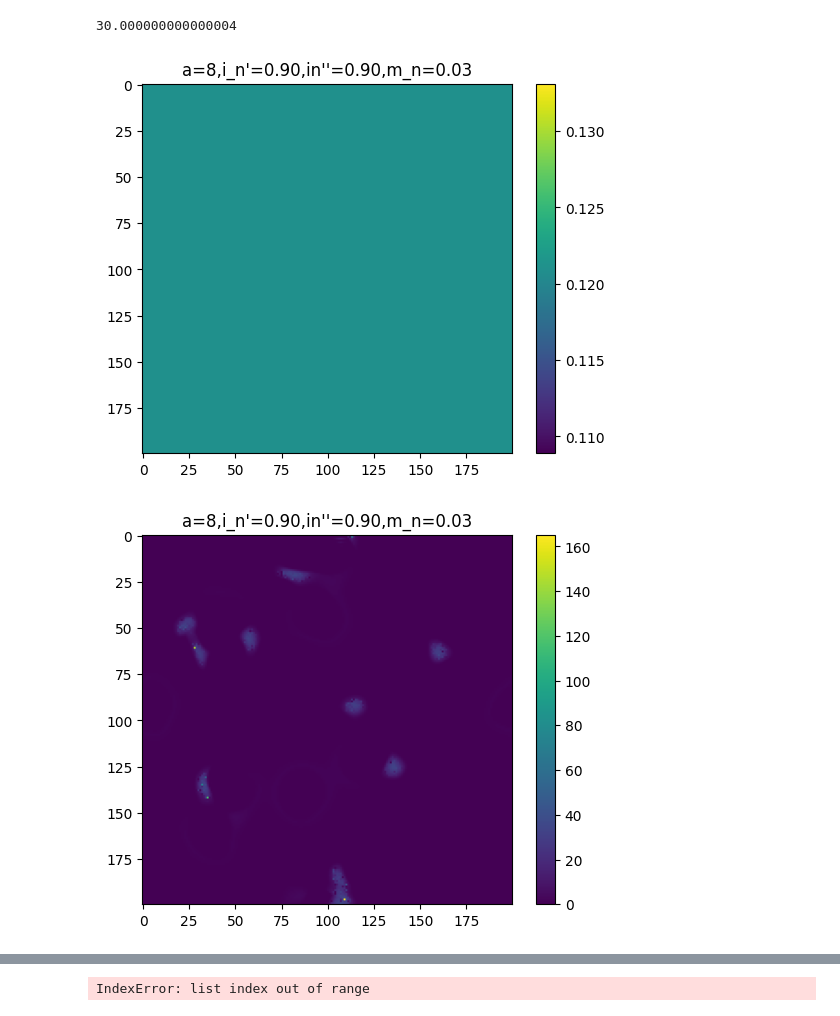
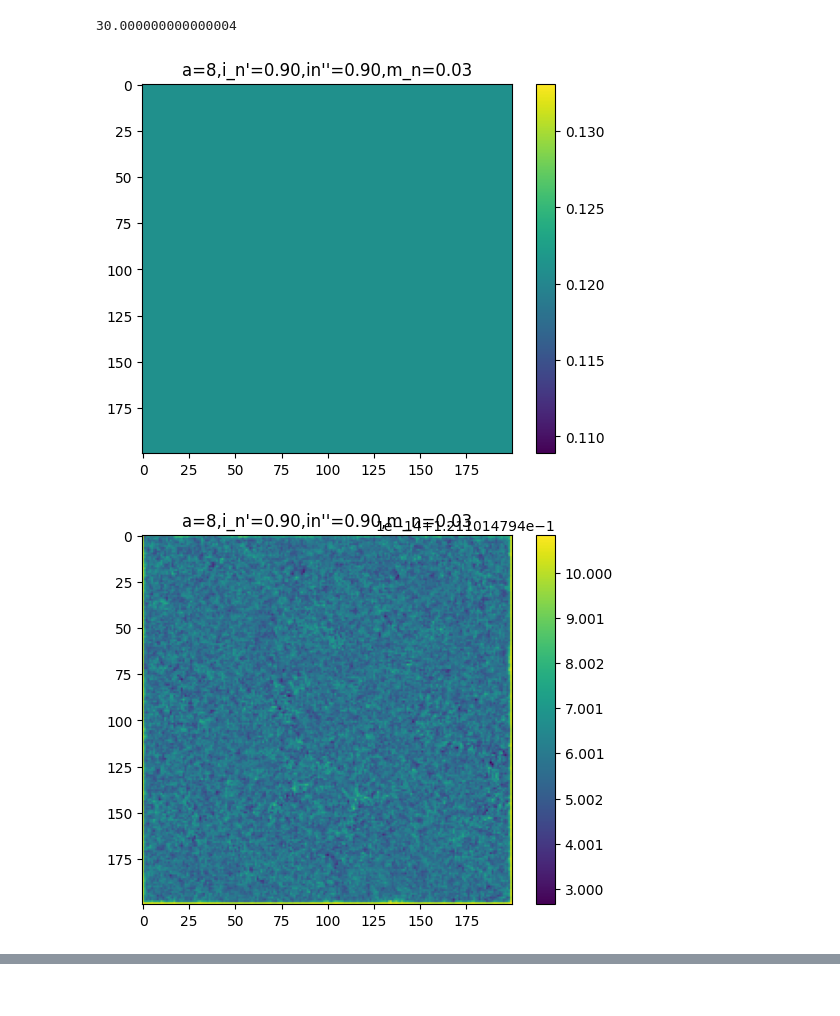
Before and after one commit to AlonsoFernandezVM/Pattern-formation-in-a-phytoplankton-population-based-on-stochastic-models-of-the-ocean-turbulence, a Jupyter notebook: notebooks/non_constant_nutrient_influx.ipynb, the cells around one changed output, grey strips where cells are left out. Drawn from its saved outputs; the diff is of its cells as text; code cells hidden in the pictures.

```diff
--- a/notebooks/non_constant_nutrient_influx.ipynb
+++ b/notebooks/non_constant_nutrient_influx.ipynb
@@ -282,17 +283,17 @@ def solve_simplified_system_rk4(n_0, p_0, dt, T, u, v, d, i_n, a, m_n, f_p, dx,
 n_0 = 4.07
 p_0 = 0.121
 i_n = 0.9
-a = 8#80#
+a = 8
 m_n = 0.03
 f_p = 0.9
-d = 0.04#0.4#
-nu_max = 1
+d = 0.04
+nu_max = 0.3
 r_0 = 10
 n_eddies = 100
 L = 100
 A = 1
 T = 100
-dt = 0.12
+dt = 0.012
 N = 180
 
 dx = 2 * L / N
@@ -321,7 +321,7 @@ n, p = n_0 * np.ones_like(psi), p_0 * np.ones_like(psi)
 #n, p = np.zeros_like(psi), np.zeros_like(psi)
 # %%
 # Now  for a compressible flow
-n_eddies_comp = 20
+n_eddies_comp = 50
 half_eddies_comp = int(n_eddies_comp//2)
 
 new_x_centres = gen.uniform(0, 2 * L, size = n_eddies_comp)
@@ -344,7 +344,7 @@ plt.show()
 # %%
 phi_x, phi_y = discrete_gradient(phi, dx)
 # %%
-beta = 1
+beta = 0
 # %%
 u = (- psi_y + beta * phi_x) / np.sqrt(1 + beta**2)
 
@@ -400,11 +400,11 @@ v *= s
 # %%
 t, n_list, p_list = solve_system_rk4(n, p, dt, T, u, v, d, i_n, a, m_n, f_p, dx, phi, method)
 # %%
-for i in range(10):
-    plt.imshow(p_list[i * 100])
+for i in range(8):
+    plt.imshow(p_list[i*1000])
     plt.title(f'a={a},i_n\'={i_n:.2f},in\'\'={i_n:.2f},m_n={m_n:.2f}')
     plt.colorbar()
     plt.show()
 # %% [output]
 [figure]
-[figure, old version]
+[figure, new version]
@@ -418,2 +417 @@ for i in range(10):
-IndexError: list index out of range
 # %%
```
Also changed, not shown: parts of 17 cells of this notebook.
